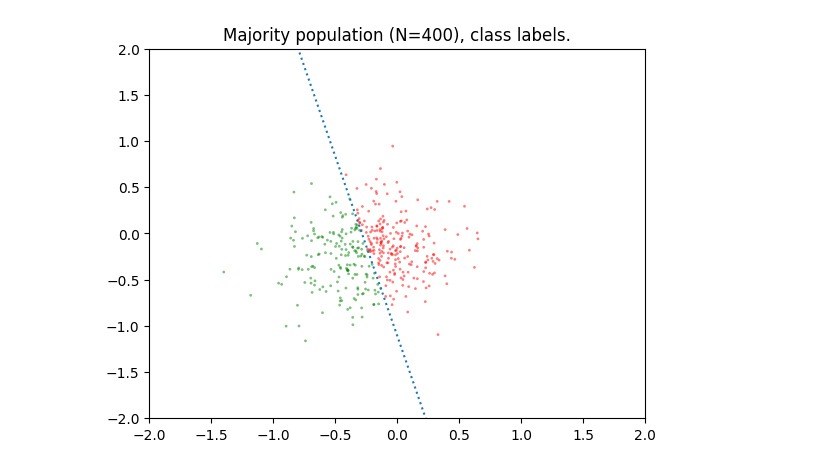
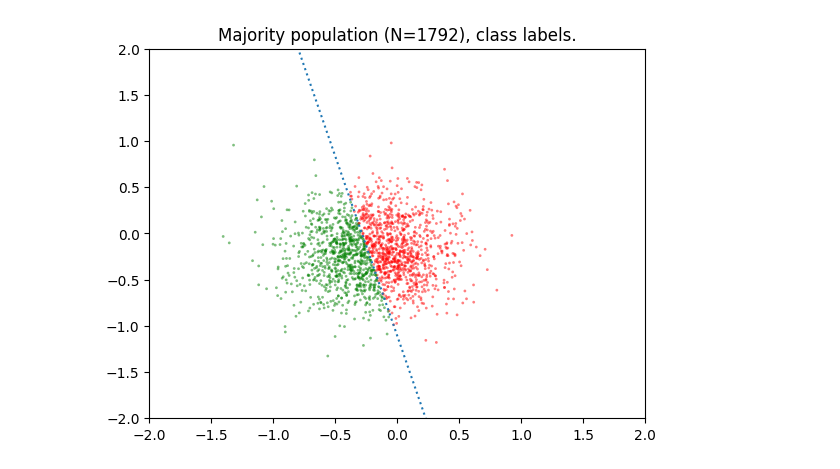
Before and after one commit to kdbanman/dro_sweeps, a Jupyter notebook: classification_example.ipynb, the cells around one changed output. Cells and saved outputs as stored; diff of their text form; code cells hidden in the pictures.

```diff
--- a/classification_example.ipynb
+++ b/classification_example.ipynb
@@ -19,88 +20,85 @@ def boundary_line(domain, weights):
     """
     return -(weights[0] * domain + weights[2]) / weights[1]
 # %%
-seed = 42069
-key = random.PRNGKey(seed)
+project_name = 'debug-dro-sweeps-classification'
 
-config_1 = {
-    'label': 'Majority',
-    'size': 400,
-    'input_mean': (-0.2, -0.2),
-    'input_covariance': ((0.1, 0.0), (0.0, 0.1)),
-    'weights': jnp.array((3.5, 0.9, 1.0)),
-    'noise_variance': 0.,
-}
-config_2 = {
-    'label': 'Minority',
-    'size': 112,
-    'input_mean': (-0.2, -0.2),
-    'input_covariance': ((0.1, 0.0), (0.0, 0.1)),
-    'weights': jnp.array((3.5, 0.9, 0.8)),
-    'noise_variance': 0.,
+max_log_samples = 1000
+
+cvar_alpha = 0.5
+batch_size = 64
+
+parent_config = {
+    'seed': 42069,
+    'populations': [
+        {
+            'label': 'Majority',
+            'size': 2048 - 256,
+            'input_mean': (-0.2, -0.2),
+            'input_covariance': ((0.1, 0.0), (0.0, 0.1)),
+            'weights': jnp.array((3.5, 0.9, 1.0)),
+            'noise_variance': 0.,
+        },
+        {
+            'label': 'Minority',
+            'size': 256,
+            'input_mean': (-0., -0.),
+            'input_covariance': ((0.1, 0.0), (0.0, 0.1)),
+            'weights': jnp.array((3.5, 0.9, 0.0)),
+            'noise_variance': 0.,
+        },
+    ],
+    'steps': int(1e2),
+    'step_size': 0.1,
+    'init_weights': jnp.array((0.1, 0.1, 0.1)).reshape((3, 1)),
 }
 
-# config_1 = {
-#     'label': 'Majority',
-#     'size': 2048,
-#     'input_mean': (-0.2, -0.2),
-#     'input_covariance': ((0.1, 0.0), (0.0, 0.1)),
-#     'weights': jnp.array((3.5, 0.9, 1.0)),
-#     'noise_variance': 0.,
-# }
-# config_2 = {
-#     'label': 'Minority',
-#     'size': 256,
-#     'input_mean': (-0., -0.),
-#     'input_covariance': ((0.1, 0.0), (0.0, 0.1)),
-#     'weights': jnp.array((3.5, 0.9, 0.0)),
-#     'noise_variance': 0.,
-# }
+key = random.PRNGKey(parent_config['seed'])
 
 key, subkey = random.split(key)
-inputs_1, labels_1 = cdg.generate_samples(subkey, **config_1)
+inputs_1, labels_1 = cdg.generate_samples(subkey, **parent_config['populations'][0])
 
 key, subkey = random.split(key)
-inputs_2, labels_2 = cdg.generate_samples(subkey, **config_2)
+inputs_2, labels_2 = cdg.generate_samples(subkey, **parent_config['populations'][1])
 
 
-def plot_boundary_line(config, plot_extent):
+def plot_boundary_line(plot_config, plot_extent):
     domain = jnp.linspace(-plot_extent, plot_extent, 100)
 
-    plt.plot(domain, boundary_line(domain, config['weights']), linestyle=':', label=config['label'])
+    plt.plot(domain, boundary_line(domain, plot_config['weights']), linestyle=':', label=plot_config['label'])
 
-def plot_population(inputs, labels, config, plot_extent):
+def plot_population(inputs, labels, plot_config, plot_extent):
     plt.scatter(
         inputs[:, 0],
         inputs[:, 1],
         alpha=0.5,
         linewidths=0,
         s=4,
         c=['red' if y else 'green' for y in labels],
     )
-    plot_boundary_line(config, plot_extent)
+    plot_boundary_line(plot_config, plot_extent)
 
-    plt.title(f'{config["label"]} population (N={config["size"]}), class labels.')
+    plt.title(f'{plot_config["label"]} population (N={plot_config["size"]}), class labels.')
     plt.xlim((-plot_extent, plot_extent))
     plt.ylim((-plot_extent, plot_extent))
 
 
 def plot_population_comparison(population_configs, plot_extent):
 
-    for config in population_configs:
-        plot_boundary_line(config, plot_extent)
+    for population_config in population_configs:
+        plot_boundary_line(population_config, plot_extent)
 
     plt.title('Separating hyperplanes for populations.')
     plt.xlim((-plot_extent, plot_extent))
     plt.ylim((-plot_extent, plot_extent))
     plt.legend()
 
-plot_population(inputs_1, labels_1, config_1, 2)
+plot_population(inputs_1, labels_1, parent_config['populations'][0], 2)
 plt.show()
 
-plot_population(inputs_2, labels_2, config_2, 2)
+plot_population(inputs_2, labels_2, parent_config['populations'][1], 2)
 plt.show()
 
-plot_population_comparison([config_1, config_2], 2)
+plot_population_comparison(parent_config['populations'], 2)
 plt.show()
 # %% [output]
-[figure, old version]
+[figure, new version]
```
Also changed, not shown: parts of 9 cells of this notebook, 11 other files.
